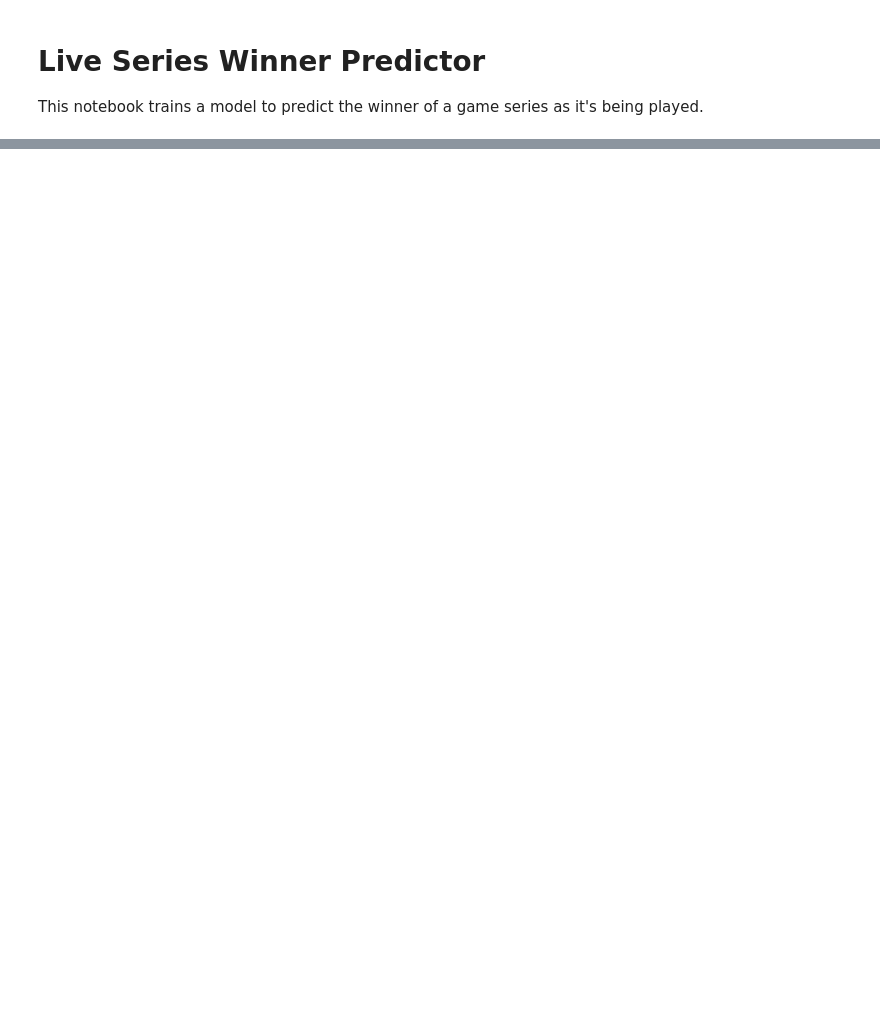
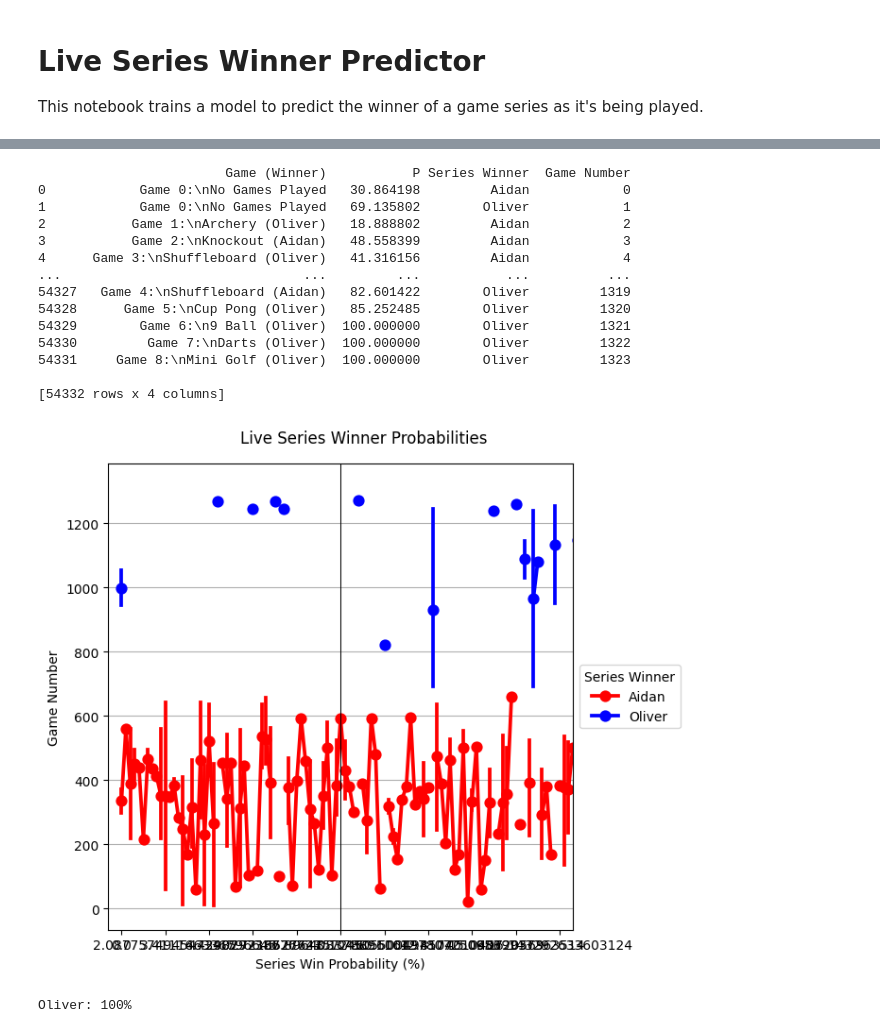
Before and after one commit to otodreas/seriesplotter, a Jupyter notebook: series_live_prediction.ipynb, the cells around one changed output, grey strips where cells are left out. Cells and saved outputs as stored; diff of their text form; code cells hidden in the pictures; blank space fills up the shorter version.

```diff
--- a/series_live_prediction.ipynb
+++ b/series_live_prediction.ipynb
@@ -277,0 +382,19 @@ Aidan: 100%
+# %%
+plot_all_probabilities()
+# %% [output]
+                        Game (Winner)           P Series Winner  Game Number
+0            Game 0:\nNo Games Played   30.864198         Aidan            0
+1            Game 0:\nNo Games Played   69.135802        Oliver            1
+2           Game 1:\nArchery (Oliver)   18.888802         Aidan            2
+3           Game 2:\nKnockout (Aidan)   48.558399         Aidan            3
+4      Game 3:\nShuffleboard (Oliver)   41.316156         Aidan            4
+...                               ...         ...           ...          ...
+54327   Game 4:\nShuffleboard (Aidan)   82.601422        Oliver         1319
+54328      Game 5:\nCup Pong (Oliver)   85.252485        Oliver         1320
+54329        Game 6:\n9 Ball (Oliver)  100.000000        Oliver         1321
+54330         Game 7:\nDarts (Oliver)  100.000000        Oliver         1322
+54331     Game 8:\nMini Golf (Oliver)  100.000000        Oliver         1323
+
+[54332 rows x 4 columns]
+[figure, added]
+Oliver: 100%
```
Also changed, not shown: parts of 6 cells of this notebook.
